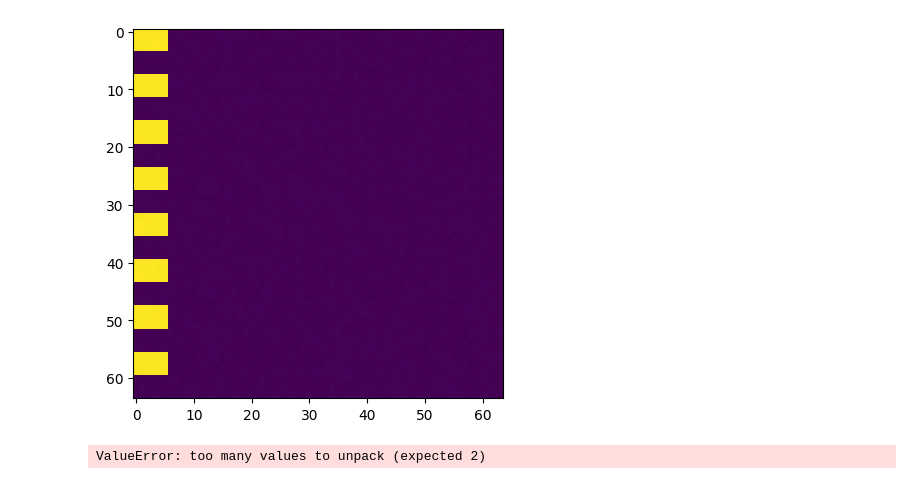
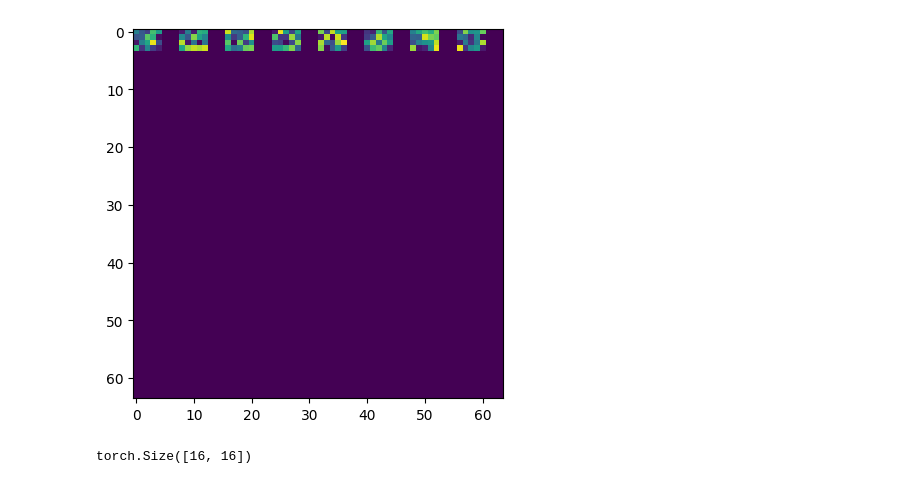
Before and after one commit to obdn27/torchfluidsim, a Jupyter notebook: scripts/solver_test.ipynb, the cells around one changed output. Drawn from its saved outputs; the diff is of its cells as text; code cells hidden in the pictures.

```diff
--- a/scripts/solver_test.ipynb
+++ b/scripts/solver_test.ipynb
@@ -172,36 +172,38 @@ plt.show()
 # %%
 H, W = 64, 64
 
 density = torch.rand(H, W)
-density *= 0.01
+# density *= 0.01
 
 Y, X = torch.meshgrid(
     torch.arange(H),
     torch.arange(W),
     indexing='ij',
 )
 
-streamline_spacing = 8
-streamline_thickness = 4
+stream_spacing = 8
+stream_thickness = 4
 
 spacing = H / 2
 
-mask = (torch.floor(Y / streamline_thickness) % int(streamline_spacing / streamline_thickness) == 0) & (X < 6)
+mask = ((X % stream_spacing) <= stream_thickness)
 
-density += mask
+density[:, :stream_thickness] *= mask[:, :stream_thickness]
 
 plt.imshow(density)
 plt.show()
 # %% [output]
-[figure, old version]
+[figure, new version]
 # %%
 import solvers
 import torch.nn.functional as F
 
-frame = torch.rand(64, 64, 1)
+frame = torch.rand(64, 64)
 
 H, W = frame.shape[:2]
 
-frame = F.interpolate(frame, size=(H // 4, W // 4), mode='bilinear', align_corners=False)
+frame = F.interpolate(frame.unsqueeze(0).unsqueeze(0), size=(H // 4, W // 4), mode='bilinear', align_corners=False).squeeze()
+
+frame.shape
 # %% [output]
-ValueError: too many values to unpack (expected 2)
+torch.Size([16, 16])
```
Also changed, not shown: parts of 7 cells of this notebook, 4 other files.
